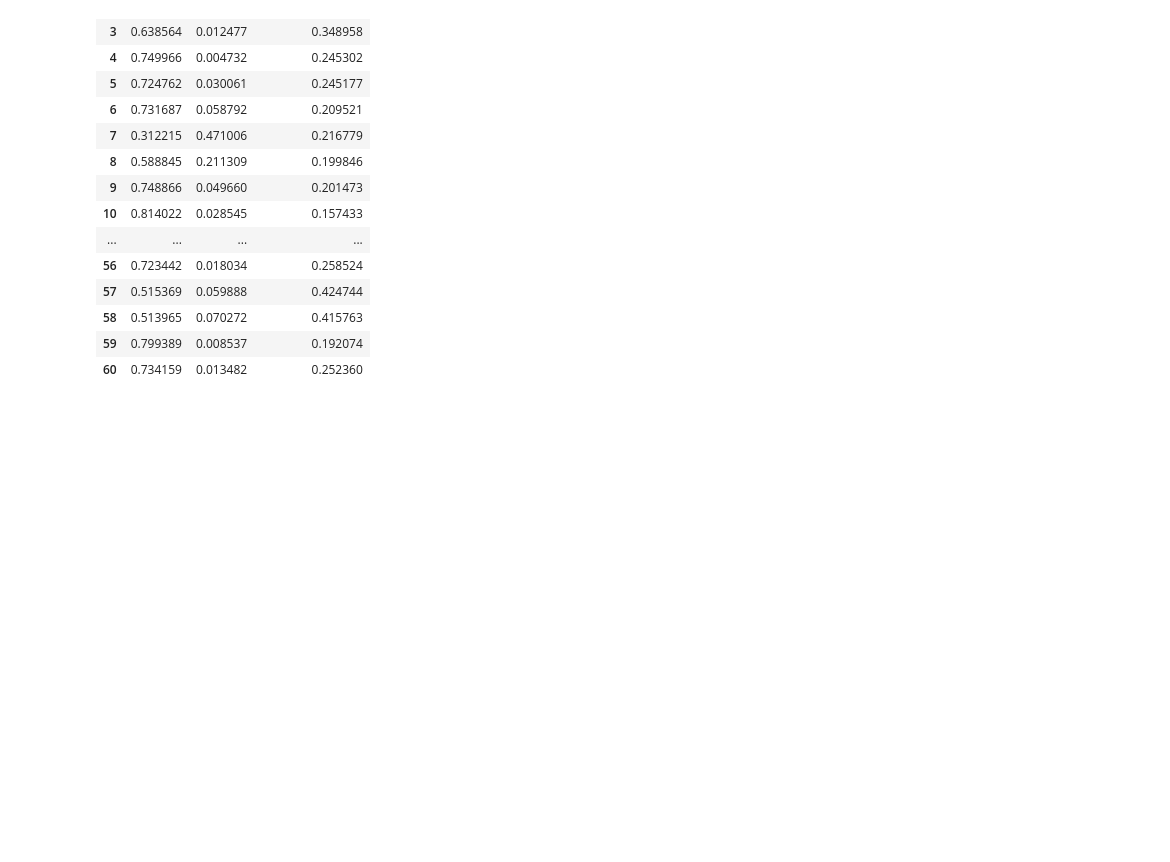
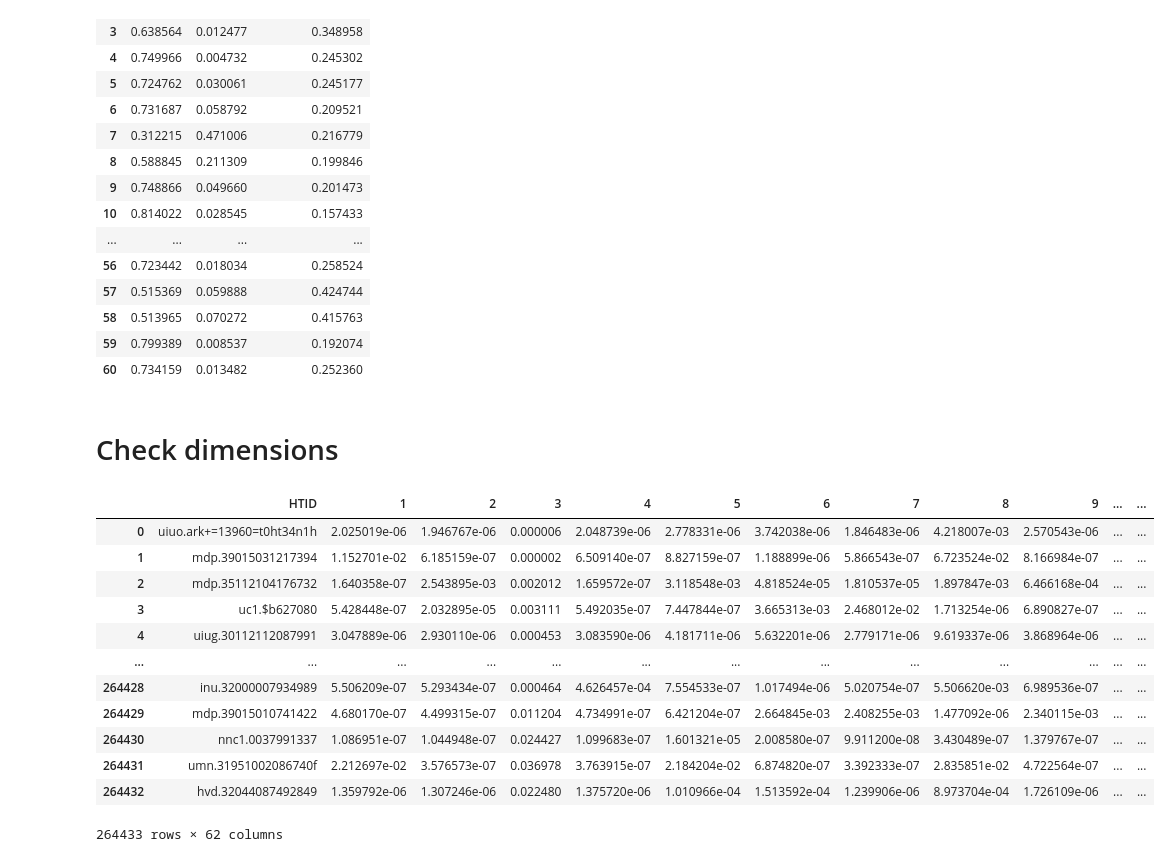
Before and after one commit to austinkennedy/Hathitrust, a Jupyter notebook: code/data_playground.ipynb, the cells around one changed output. Cells and saved outputs as stored; diff of their text form; code cells hidden in the pictures; blank space fills up the shorter version.

```diff
--- a/code/data_playground.ipynb
+++ b/code/data_playground.ipynb
@@ -462,3 +462,5 @@ t
 #export
 principia.to_csv('../output/random/principia_weights.csv')
 t.to_csv('../output/random/topic_weights_1689.csv')
+# %% [markdown]
+# Check dimensions
@@ -464,0 +470,29 @@ t.to_csv('../output/random/topic_weights_1689.csv')
+# %%
+volume_topics = pd.read_csv('../temporary/topic_weights.csv')
+
+metadata = pd.read_csv(config.metadata_path)
+
+def fix_htid(row):
+    return row['HTID'].replace(":","+").replace("/", "=")
+
+metadata['HTID'] = metadata.apply(fix_htid, axis=1)
+
+#match volume years and fix to be compatible with category weights
+# volume_topics = pd.merge(volume_topics, metadata, on = 'HTID', how = 'outer', indicator=True)
+volume_topics = pd.merge(volume_topics, metadata, on = 'HTID', how = 'inner')
+# %%
+volume_topics
+# %% [output]
+|  | HTID | 1 | 2 | 3 | 4 | 5 | 6 | 7 | 8 | 9 | ... | ... |
+| 0 | uiuo.ark+=13960=t0ht34n1h | 2.025019e-06 | 1.946767e-06 | 0.000006 | 2.048739e-06 | 2.778331e-06 | 3.742038e-06 | 1.846483e-06 | 4.218007e-03 | 2.570543e-06 | ... | ... |
+| 1 | mdp.39015031217394 | 1.152701e-02 | 6.185159e-07 | 0.000002 | 6.509140e-07 | 8.827159e-07 | 1.188899e-06 | 5.866543e-07 | 6.723524e-02 | 8.166984e-07 | ... | ... |
+| 2 | mdp.35112104176732 | 1.640358e-07 | 2.543895e-03 | 0.002012 | 1.659572e-07 | 3.118548e-03 | 4.818524e-05 | 1.810537e-05 | 1.897847e-03 | 6.466168e-04 | ... | ... |
+| 3 | uc1.$b627080 | 5.428448e-07 | 2.032895e-05 | 0.003111 | 5.492035e-07 | 7.447844e-07 | 3.665313e-03 | 2.468012e-02 | 1.713254e-06 | 6.890827e-07 | ... | ... |
+| 4 | uiug.30112112087991 | 3.047889e-06 | 2.930110e-06 | 0.000453 | 3.083590e-06 | 4.181711e-06 | 5.632201e-06 | 2.779171e-06 | 9.619337e-06 | 3.868964e-06 | ... | ... |
+| ... | ... | ... | ... | ... | ... | ... | ... | ... | ... | ... | ... | ... |
+| 264428 | inu.32000007934989 | 5.506209e-07 | 5.293434e-07 | 0.000464 | 4.626457e-04 | 7.554533e-07 | 1.017494e-06 | 5.020754e-07 | 5.506620e-03 | 6.989536e-07 | ... | ... |
+| 264429 | mdp.39015010741422 | 4.680170e-07 | 4.499315e-07 | 0.011204 | 4.734991e-07 | 6.421204e-07 | 2.664845e-03 | 2.408255e-03 | 1.477092e-06 | 2.340115e-03 | ... | ... |
+| 264430 | nnc1.0037991337 | 1.086951e-07 | 1.044948e-07 | 0.024427 | 1.099683e-07 | 1.601321e-05 | 2.008580e-07 | 9.911200e-08 | 3.430489e-07 | 1.379767e-07 | ... | ... |
+| 264431 | umn.31951002086740f | 2.212697e-02 | 3.576573e-07 | 0.036978 | 3.763915e-07 | 2.184204e-02 | 6.874820e-07 | 3.392333e-07 | 2.835851e-02 | 4.722564e-07 | ... | ... |
+| 264432 | hvd.32044087492849 | 1.359792e-06 | 1.307246e-06 | 0.022480 | 1.375720e-06 | 1.010966e-04 | 1.513592e-04 | 1.239906e-06 | 8.973704e-04 | 1.726109e-06 | ... | ... |
+264433 rows × 62 columns
```
Also changed, not shown: parts of 3 cells of this notebook, 41 other files.
